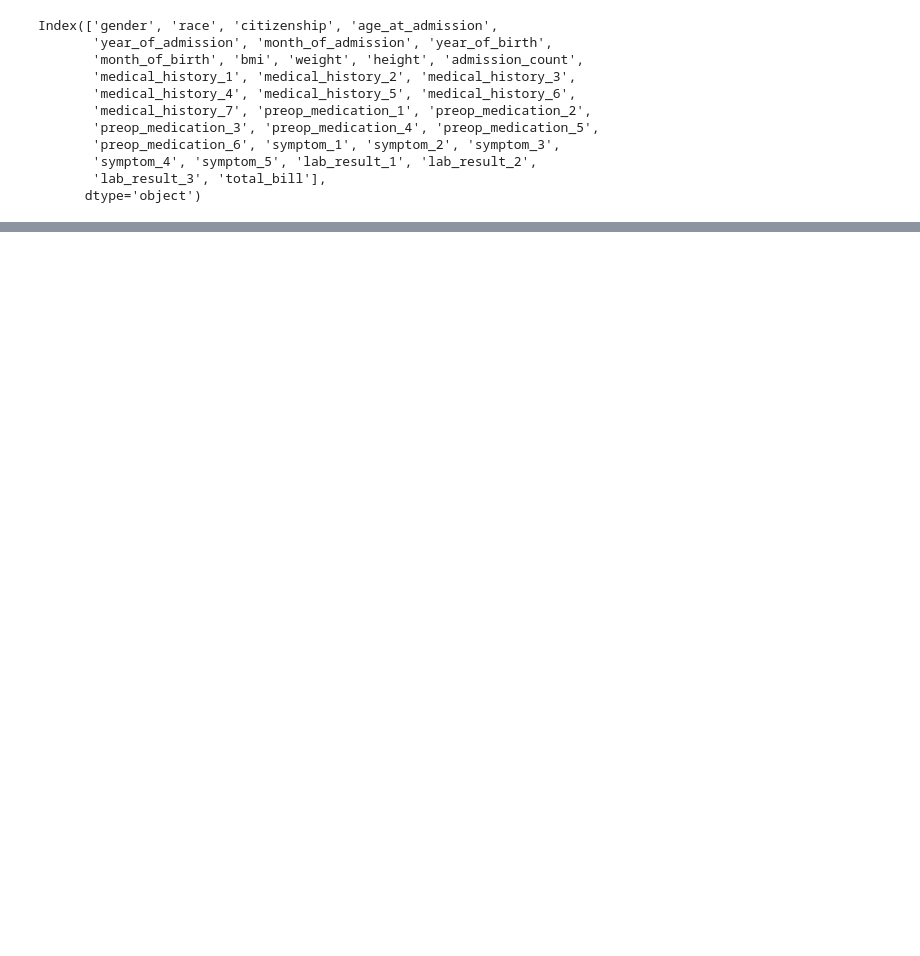
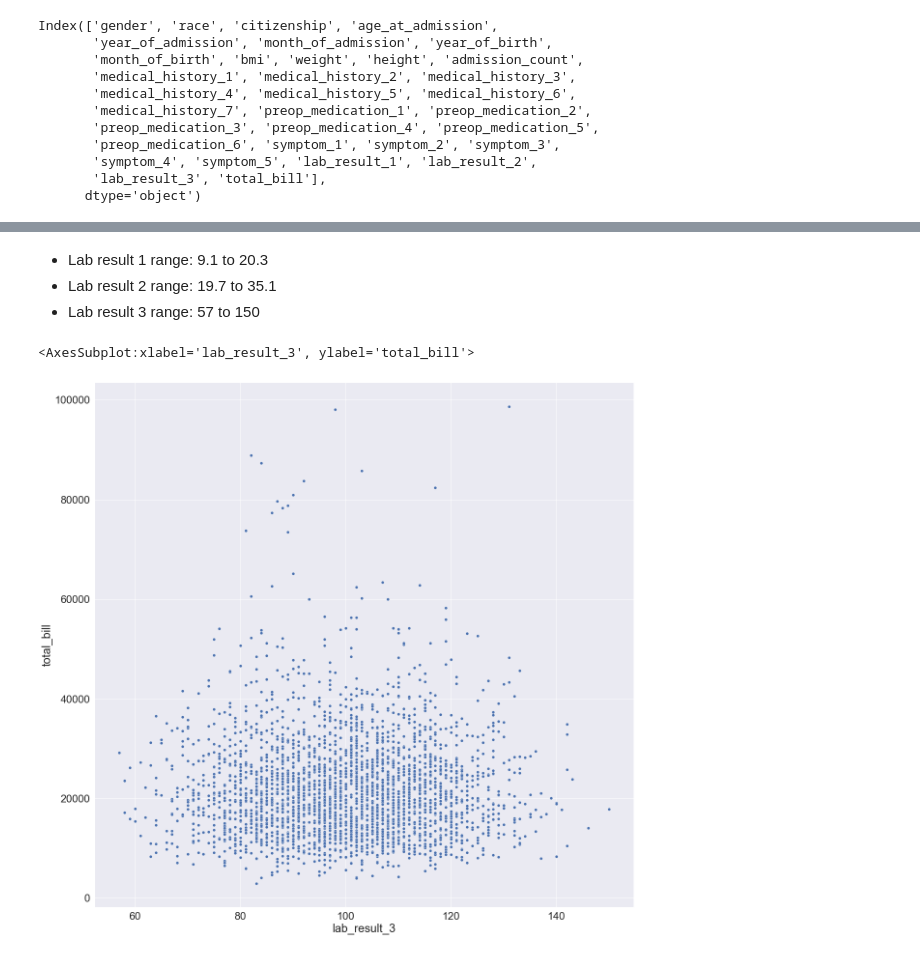
Before and after one commit to ripervail/Holmusk_analysis, a Jupyter notebook: data_analysis.ipynb, the cells around one changed output, grey strips where cells are left out. Saved outputs shown, nothing was run; the diff lists cells and outputs as text; code cells hidden in the pictures; blank space fills up the shorter version.

```diff
--- a/data_analysis.ipynb
+++ b/data_analysis.ipynb
@@ -270,0 +407,10 @@ race
+# %% [markdown]
+* Lab result 1 range: 9.1 to 20.3
+* Lab result 2 range: 19.7 to 35.1
+* Lab result 3 range: 57 to 150
+# %%
+# Scatterplots dont give us much insights into the data
+sns.scatterplot(data=work_on, x="lab_result_3", y="total_bill")
+# %% [output]
+<AxesSubplot:xlabel='lab_result_3', ylabel='total_bill'>
+[figure, added]
```
Also changed, not shown: parts of 63 cells of this notebook, 2 other files.
